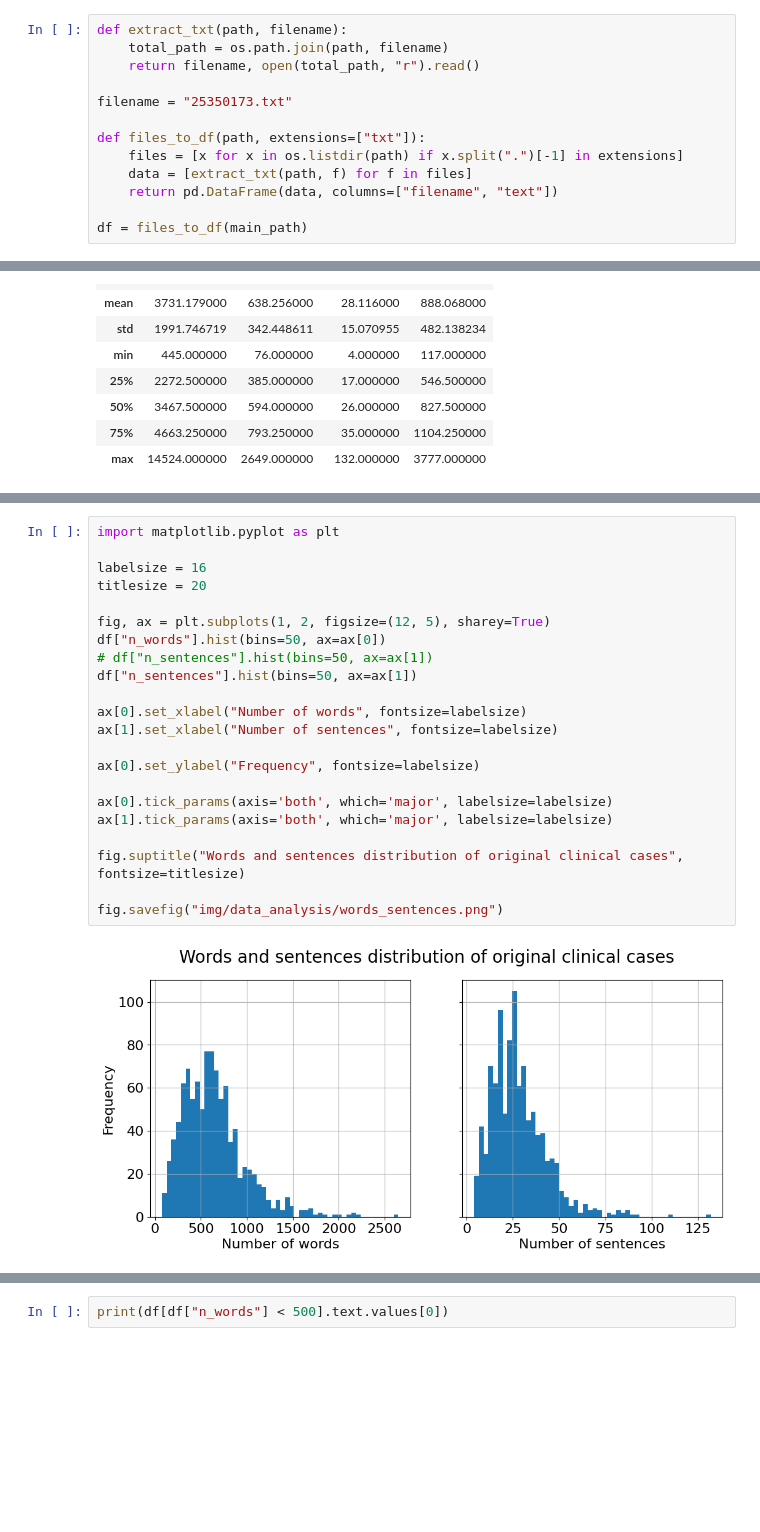
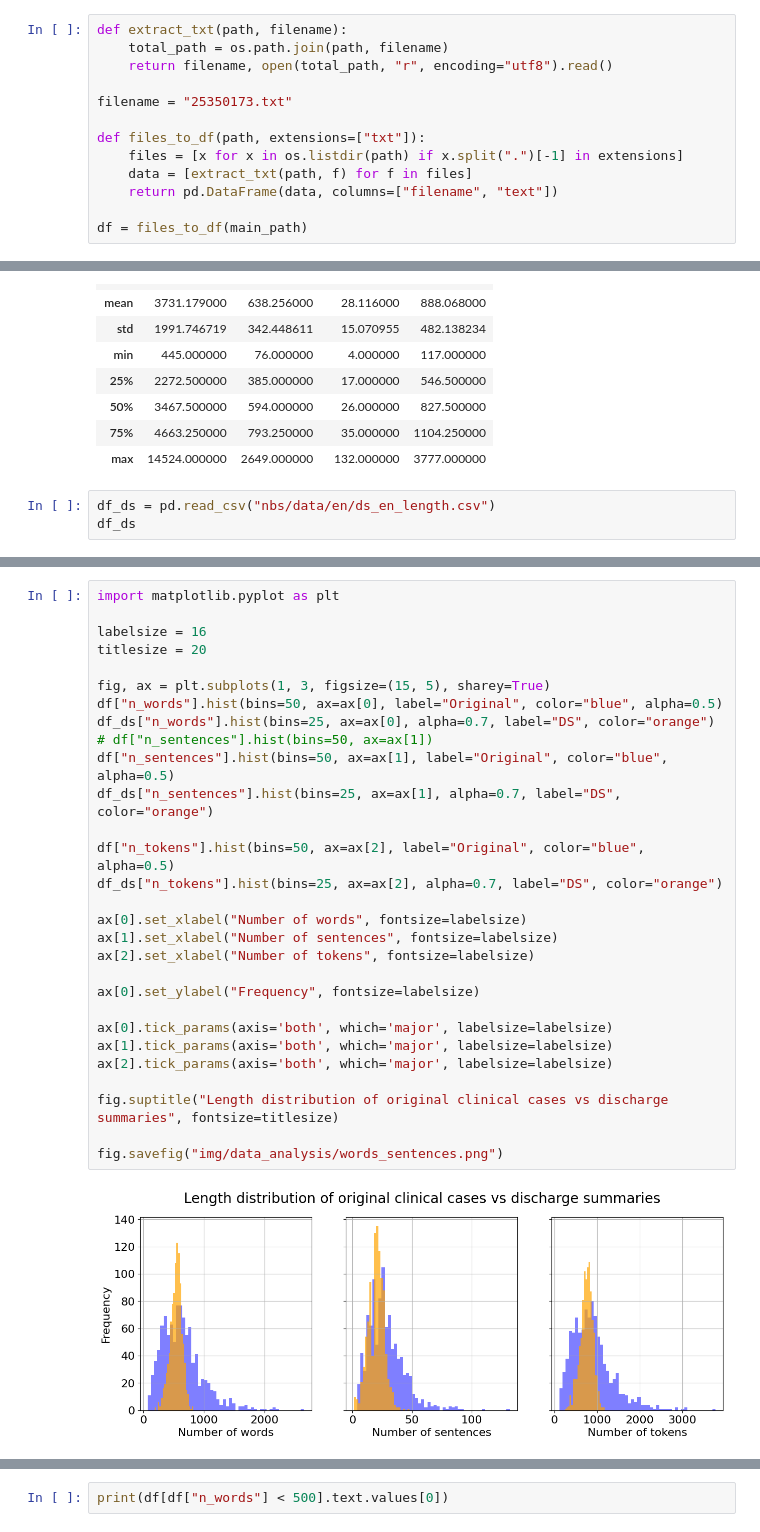
Before and after one commit to nlp4bia-bsc/MultiSynDS, a Jupyter notebook: nbs/data/orig/original_cases.ipynb, the cells around one changed output, grey strips where cells are left out. Drawn from its saved outputs; the diff is of its cells as text; blank space fills up the shorter version.

Commit message:
length distribution comparison ccs vs ds

```diff
--- a/nbs/data/orig/original_cases.ipynb
+++ b/nbs/data/orig/original_cases.ipynb
@@ -42,7 +42,7 @@ There are 1000 clinical cases
 # %%
 def extract_txt(path, filename):
     total_path = os.path.join(path, filename)
-    return filename, open(total_path, "r").read()
+    return filename, open(total_path, "r", encoding="utf8").read()
 
 filename = "25350173.txt"
 
@@ -115,3 +117,6 @@ df.describe()
 | 50% | 3467.500000 | 594.000000 | 26.000000 | 827.500000 |
 | 75% | 4663.250000 | 793.250000 | 35.000000 | 1104.250000 |
 | max | 14524.000000 | 2649.000000 | 132.000000 | 3777.000000 |
+# %%
+df_ds = pd.read_csv("nbs/data/en/ds_en_length.csv")
+df_ds
@@ -118,24 +137,31 @@ df.describe()
 # %%
 import matplotlib.pyplot as plt
 
 labelsize = 16
 titlesize = 20
 
-fig, ax = plt.subplots(1, 2, figsize=(12, 5), sharey=True)
-df["n_words"].hist(bins=50, ax=ax[0])
+fig, ax = plt.subplots(1, 3, figsize=(15, 5), sharey=True)
+df["n_words"].hist(bins=50, ax=ax[0], label="Original", color="blue", alpha=0.5)
+df_ds["n_words"].hist(bins=25, ax=ax[0], alpha=0.7, label="DS", color="orange")
 # df["n_sentences"].hist(bins=50, ax=ax[1])
-df["n_sentences"].hist(bins=50, ax=ax[1])
+df["n_sentences"].hist(bins=50, ax=ax[1], label="Original", color="blue", alpha=0.5)
+df_ds["n_sentences"].hist(bins=25, ax=ax[1], alpha=0.7, label="DS", color="orange")
+
+df["n_tokens"].hist(bins=50, ax=ax[2], label="Original", color="blue", alpha=0.5)
+df_ds["n_tokens"].hist(bins=25, ax=ax[2], alpha=0.7, label="DS", color="orange")
 
 ax[0].set_xlabel("Number of words", fontsize=labelsize)
 ax[1].set_xlabel("Number of sentences", fontsize=labelsize)
+ax[2].set_xlabel("Number of tokens", fontsize=labelsize)
 
 ax[0].set_ylabel("Frequency", fontsize=labelsize)
 
 ax[0].tick_params(axis='both', which='major', labelsize=labelsize)
 ax[1].tick_params(axis='both', which='major', labelsize=labelsize)
+ax[2].tick_params(axis='both', which='major', labelsize=labelsize)
 
-fig.suptitle("Words and sentences distribution of original clinical cases", fontsize=titlesize)
+fig.suptitle("Length distribution of original clinical cases vs discharge summaries", fontsize=titlesize)
 
 fig.savefig("img/data_analysis/words_sentences.png")
 # %% [output]
-[figure, old version]
+[figure, new version]
```
Also changed, not shown: parts of 10 cells of this notebook, 3 other files.
